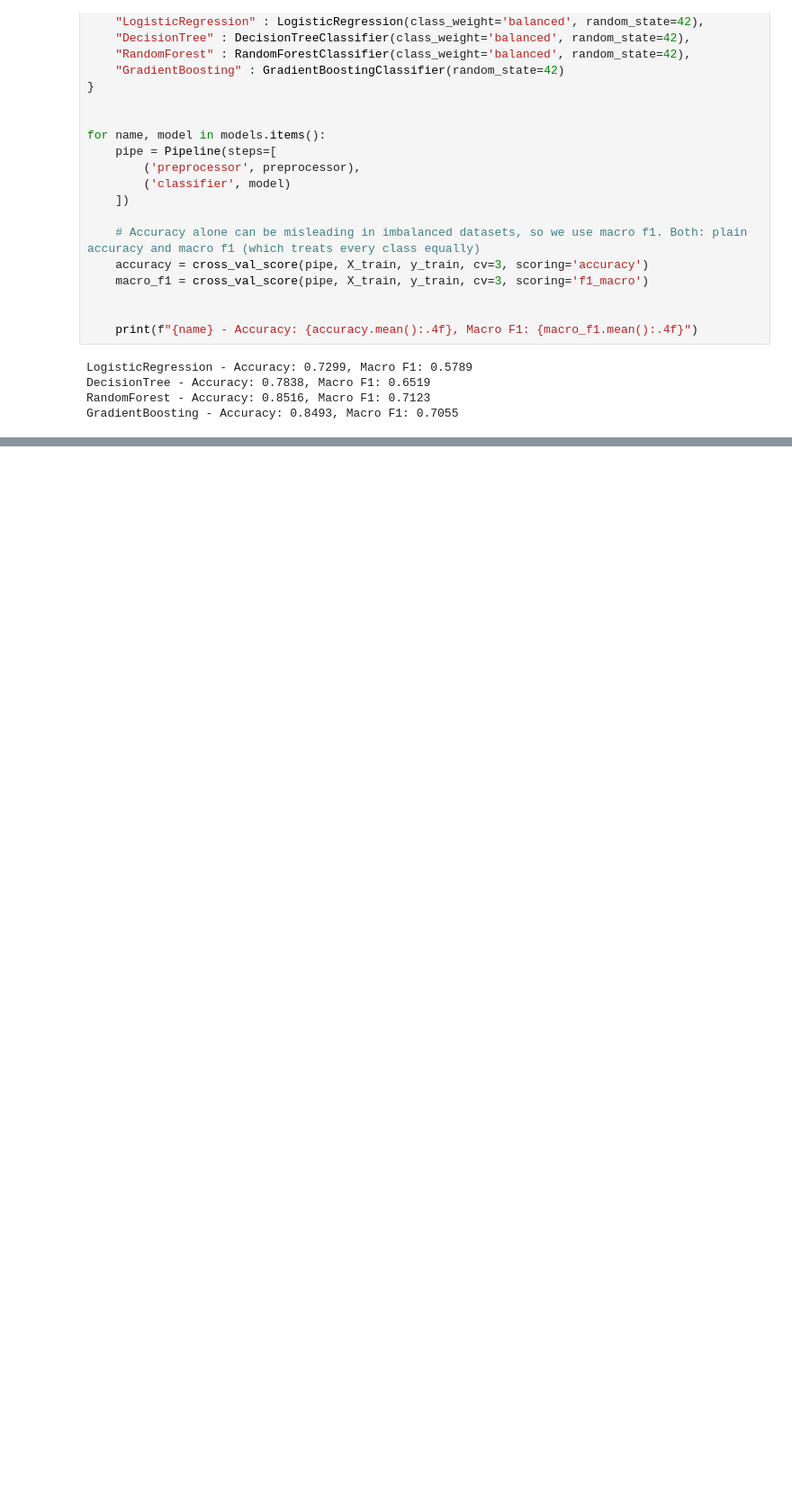
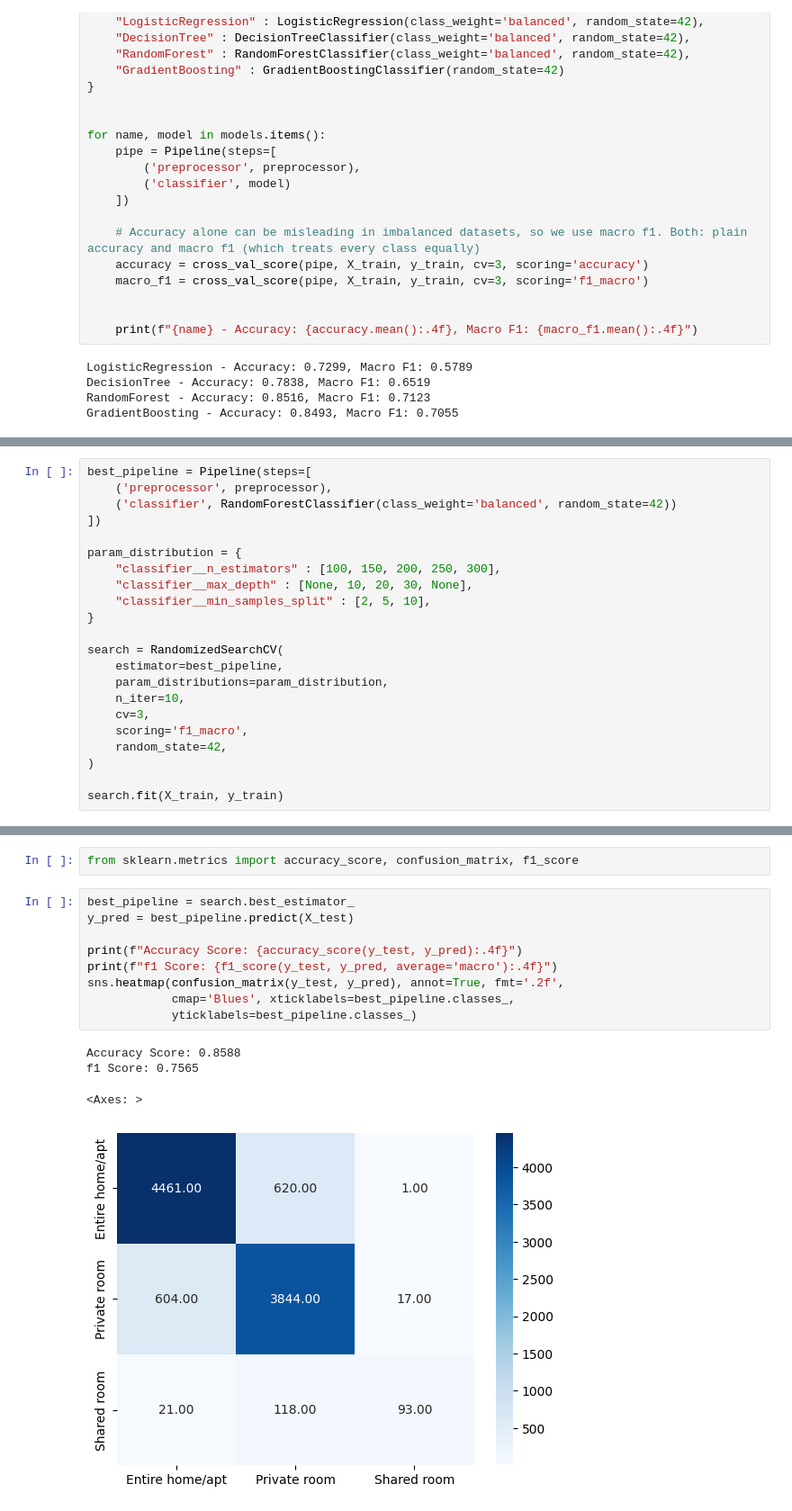
Before and after one commit to Ruhi1010/NYC_House_Type_project_ML, a Jupyter notebook: nyc_room_type.ipynb, the cells around one changed output, grey strips where cells are left out. Shown at 90% size. Drawn from its saved outputs; the diff is of its cells as text; blank space fills up the shorter version.

```diff
--- a/nyc_room_type.ipynb
+++ b/nyc_room_type.ipynb
@@ -338,0 +343,22 @@ GradientBoosting - Accuracy: 0.8493, Macro F1: 0.7055
+# %%
+best_pipeline = Pipeline(steps=[
+    ('preprocessor', preprocessor),
+    ('classifier', RandomForestClassifier(class_weight='balanced', random_state=42))
+])
+
+param_distribution = {
+    "classifier__n_estimators" : [100, 150, 200, 250, 300],
+    "classifier__max_depth" : [None, 10, 20, 30, None],
+    "classifier__min_samples_split" : [2, 5, 10],
+}
+
+search = RandomizedSearchCV(
+    estimator=best_pipeline,
+    param_distributions=param_distribution,
+    n_iter=10,
+    cv=3,
+    scoring='f1_macro',
+    random_state=42,
+)
+
+search.fit(X_train, y_train)
@@ -338,0 +391,16 @@ GradientBoosting - Accuracy: 0.8493, Macro F1: 0.7055
+# %%
+from sklearn.metrics import accuracy_score, confusion_matrix, f1_score
+# %%
+best_pipeline = search.best_estimator_
+y_pred = best_pipeline.predict(X_test)
+
+print(f"Accuracy Score: {accuracy_score(y_test, y_pred):.4f}")
+print(f"f1 Score: {f1_score(y_test, y_pred, average='macro'):.4f}")
+sns.heatmap(confusion_matrix(y_test, y_pred), annot=True, fmt='.2f',
+            cmap='Blues', xticklabels=best_pipeline.classes_,
+            yticklabels=best_pipeline.classes_)
+# %% [output]
+Accuracy Score: 0.8588
+f1 Score: 0.7565
+<Axes: >
+[figure, added]
```
Also changed, not shown: parts of 10 cells of this notebook, 8 other files.
